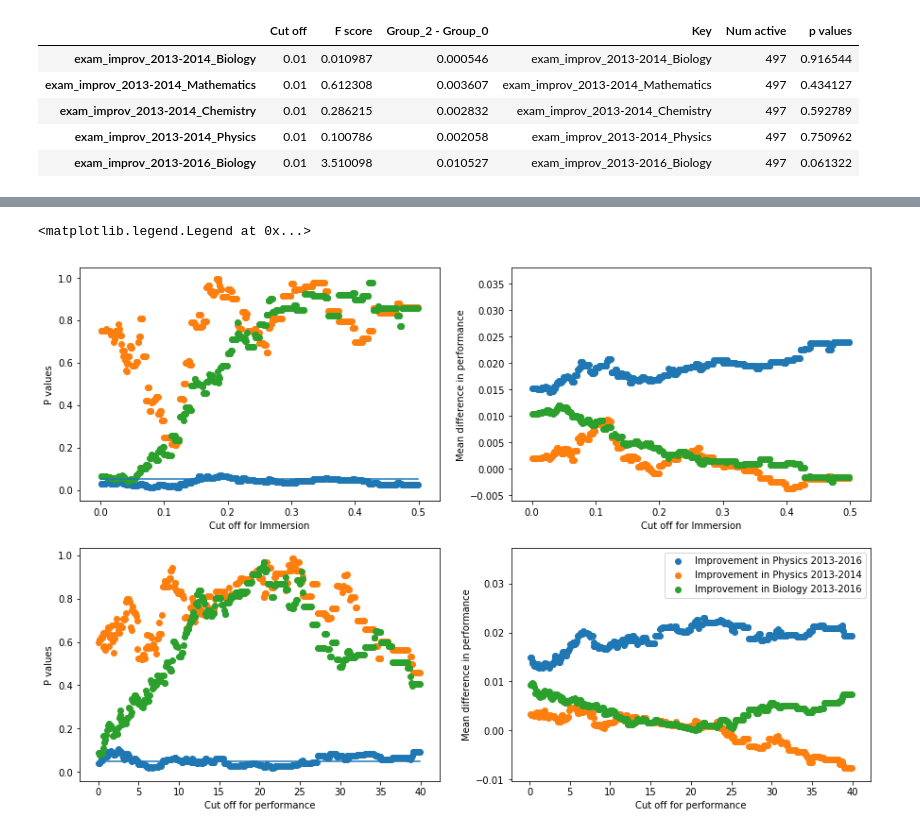
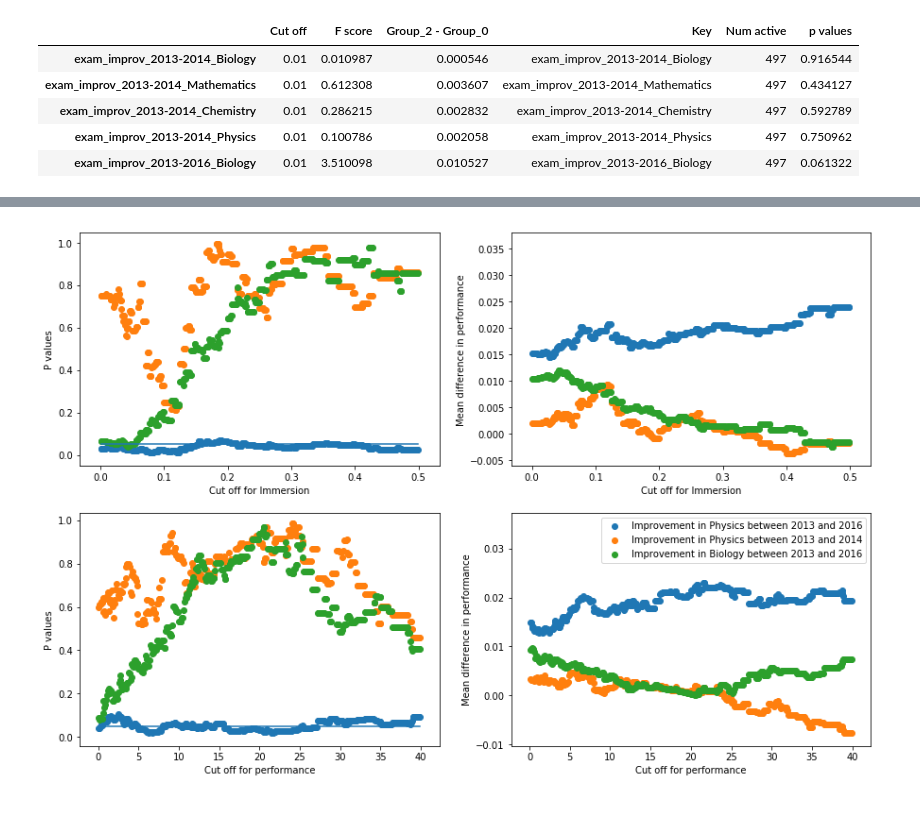
Before and after one commit to KeepFloyding/IP-research, a Jupyter notebook: report/Report.ipynb, the cells around one changed output, grey strips where cells are left out. Cells and saved outputs as stored; diff of their text form; code cells hidden in the pictures.

```diff
--- a/report/Report.ipynb
+++ b/report/Report.ipynb
@@ -388,33 +365,33 @@ plt.scatter(df_test_1b['Cut off'],df_test_1b['p values'])
 plt.scatter(df_test_1c['Cut off'],df_test_1c['p values'])
 plt.plot(df_test_1c['Cut off'],np.ones(len(df_test_1c['p values']))*0.05)
 plt.xlabel('Cut off for Immersion')
 plt.ylabel('P values')
 
 
 plt.subplot(2,2,2)
 plt.scatter(df_test_1a['Cut off'],df_test_1a['Group_2 - Group_0'])
 plt.scatter(df_test_1b['Cut off'],df_test_1b['Group_2 - Group_0'])
 plt.scatter(df_test_1c['Cut off'],df_test_1c['Group_2 - Group_0'])
 plt.xlabel('Cut off for Immersion')
 plt.ylabel('Mean difference in performance')
 
 plt.subplot(2,2,3)
 plt.scatter(df_test_2a['Cut off'],df_test_2a['p values'])
 plt.scatter(df_test_2b['Cut off'],df_test_2b['p values'])
 plt.scatter(df_test_2c['Cut off'],df_test_2c['p values'])
 plt.plot(df_test_2c['Cut off'],np.ones(len(df_test_2c['p values']))*0.05)
 plt.xlabel('Cut off for performance')
 plt.ylabel('P values')
 
 plt.subplot(2,2,4)
 plt.scatter(df_test_2a['Cut off'],df_test_2a['Group_2 - Group_0'])
 plt.scatter(df_test_2b['Cut off'],df_test_2b['Group_2 - Group_0'])
 plt.scatter(df_test_2c['Cut off'],df_test_2c['Group_2 - Group_0'])
 plt.xlabel('Cut off for performance')
 plt.ylabel('Mean difference in performance')
 
 
-plt.legend(['Improvement in Physics 2013-2016','Improvement in Physics 2013-2014','Improvement in Biology 2013-2016'])
+plt.legend(['Improvement in Physics between 2013 and 2016','Improvement in Physics between 2013 and 2014','Improvement in Biology between 2013 and 2016'])
+plt.savefig('improvement in exam.png', format='png', dpi=300)
 # %% [output]
-<matplotlib.legend.Legend at 0x...>
-[figure, old version]
+[figure, new version]
```
Also changed, not shown: parts of 7 cells of this notebook, 4 other files.
